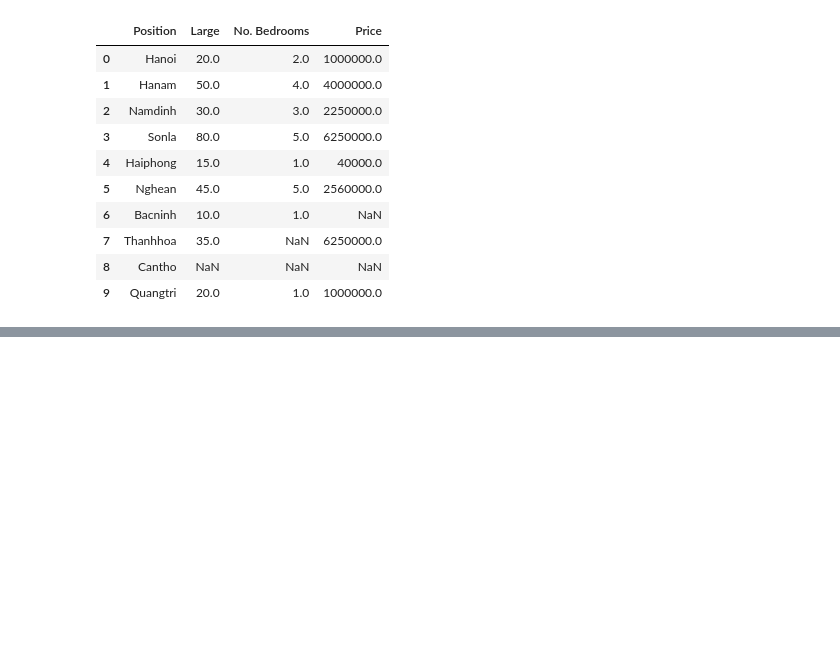
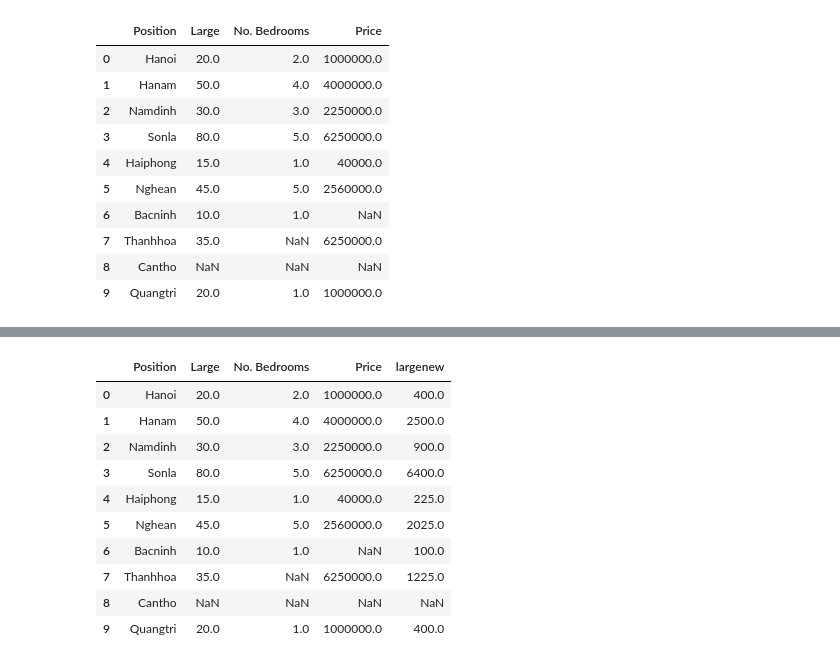
Before and after one commit to Tran-Nam/training-ARS, a Jupyter notebook: pandas.ipynb, the cells around one changed output, grey strips where cells are left out. Cells and saved outputs as stored; diff of their text form; code cells hidden in the pictures; blank space fills up the shorter version.

```diff
--- a/pandas.ipynb
+++ b/pandas.ipynb
@@ -196,0 +216,14 @@ demo_df.LargeNew = demo_df.Large.apply(square)
+# %%
+demo_df
+# %% [output]
+|  | Position | Large | No. Bedrooms | Price | largenew |
+| 0 | Hanoi | 20.0 | 2.0 | 1000000.0 | 400.0 |
+| 1 | Hanam | 50.0 | 4.0 | 4000000.0 | 2500.0 |
+| 2 | Namdinh | 30.0 | 3.0 | 2250000.0 | 900.0 |
+| 3 | Sonla | 80.0 | 5.0 | 6250000.0 | 6400.0 |
+| 4 | Haiphong | 15.0 | 1.0 | 40000.0 | 225.0 |
+| 5 | Nghean | 45.0 | 5.0 | 2560000.0 | 2025.0 |
+| 6 | Bacninh | 10.0 | 1.0 | NaN | 100.0 |
+| 7 | Thanhhoa | 35.0 | NaN | 6250000.0 | 1225.0 |
+| 8 | Cantho | NaN | NaN | NaN | NaN |
+| 9 | Quangtri | 20.0 | 1.0 | 1000000.0 | 400.0 |
```
Also changed, not shown: parts of 9 cells of this notebook, 36 other files.
